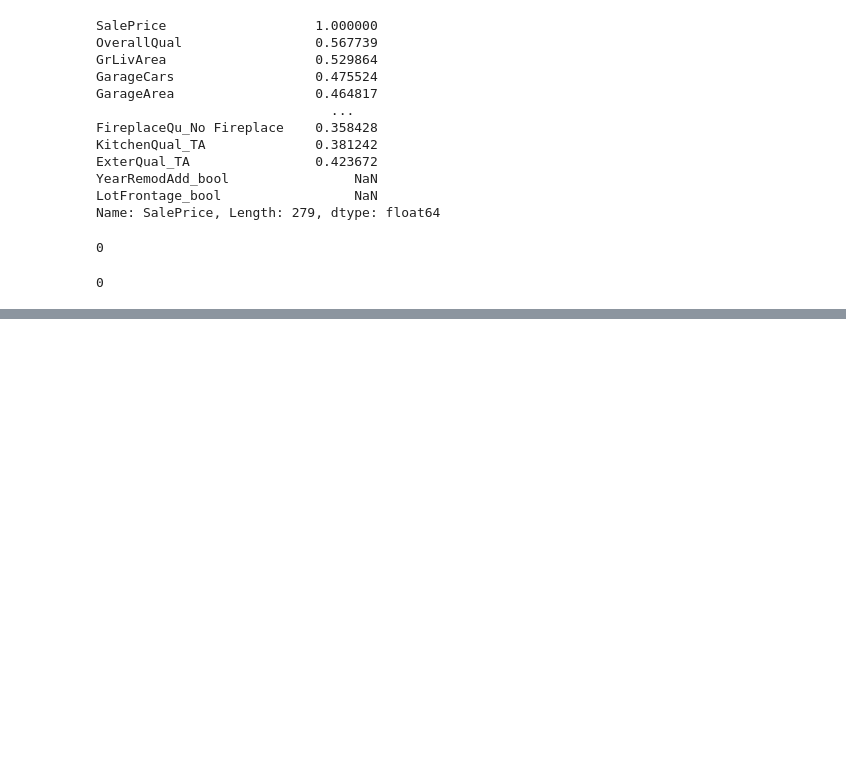
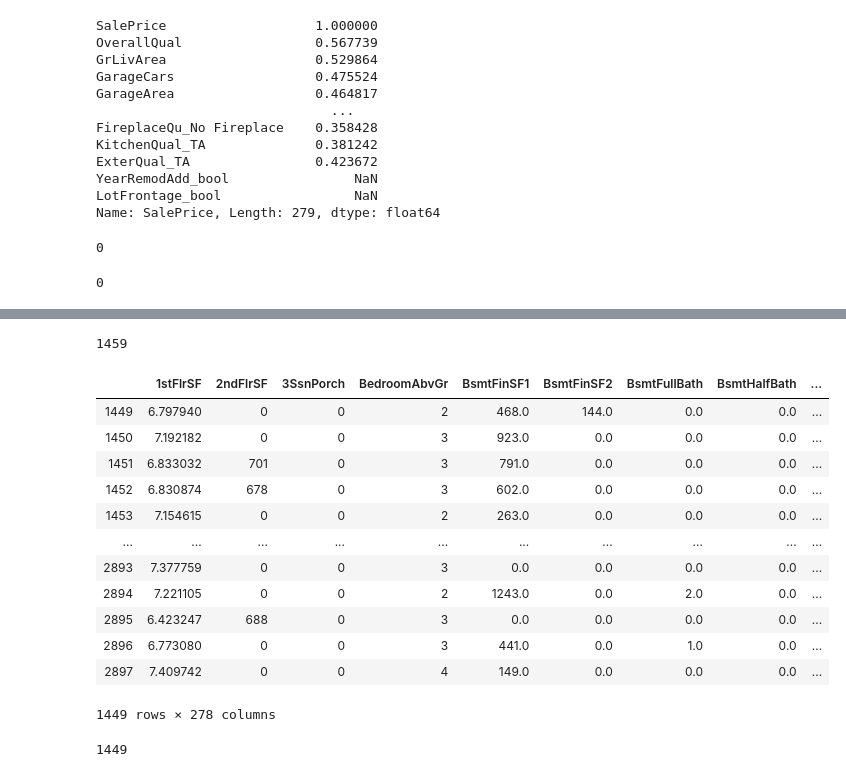
Before and after one commit to miamedra2/House-Prices, a Jupyter notebook: HackDay2.ipynb, the cells around one changed output, grey strips where cells are left out. Cells and saved outputs as stored; diff of their text form; code cells hidden in the pictures; blank space fills up the shorter version.

```diff
--- a/HackDay2.ipynb
+++ b/HackDay2.ipynb
@@ -661,6 +572,30 @@ new_train.isnull().sum().sum()
 new_train = new_train.drop(['Id'], axis=1)
 test_id = new_test['Id']
 new_test = new_test.drop(['Id'], axis=1)
+# %%
+Testdatasize
+# %% [output]
+1459
+# %%
+new_test.head(-10)
+# %% [output]
+|  | 1stFlrSF | 2ndFlrSF | 3SsnPorch | BedroomAbvGr | BsmtFinSF1 | BsmtFinSF2 | BsmtFullBath | BsmtHalfBath | ... |
+| 1449 | 6.797940 | 0 | 0 | 2 | 468.0 | 144.0 | 0.0 | 0.0 | ... |
+| 1450 | 7.192182 | 0 | 0 | 3 | 923.0 | 0.0 | 0.0 | 0.0 | ... |
+| 1451 | 6.833032 | 701 | 0 | 3 | 791.0 | 0.0 | 0.0 | 0.0 | ... |
+| 1452 | 6.830874 | 678 | 0 | 3 | 602.0 | 0.0 | 0.0 | 0.0 | ... |
+| 1453 | 7.154615 | 0 | 0 | 2 | 263.0 | 0.0 | 0.0 | 0.0 | ... |
+| ... | ... | ... | ... | ... | ... | ... | ... | ... | ... |
+| 2893 | 7.377759 | 0 | 0 | 3 | 0.0 | 0.0 | 0.0 | 0.0 | ... |
+| 2894 | 7.221105 | 0 | 0 | 2 | 1243.0 | 0.0 | 2.0 | 0.0 | ... |
+| 2895 | 6.423247 | 688 | 0 | 3 | 0.0 | 0.0 | 0.0 | 0.0 | ... |
+| 2896 | 6.773080 | 0 | 0 | 3 | 441.0 | 0.0 | 1.0 | 0.0 | ... |
+| 2897 | 7.409742 | 0 | 0 | 4 | 149.0 | 0.0 | 0.0 | 0.0 | ... |
+1449 rows × 278 columns
+# %%
+Trainingdatasize
+# %% [output]
+1449
 # %%
 new_test.shape
 # %% [output]
```
Also changed, not shown: parts of 55 cells of this notebook, 1 other file.
